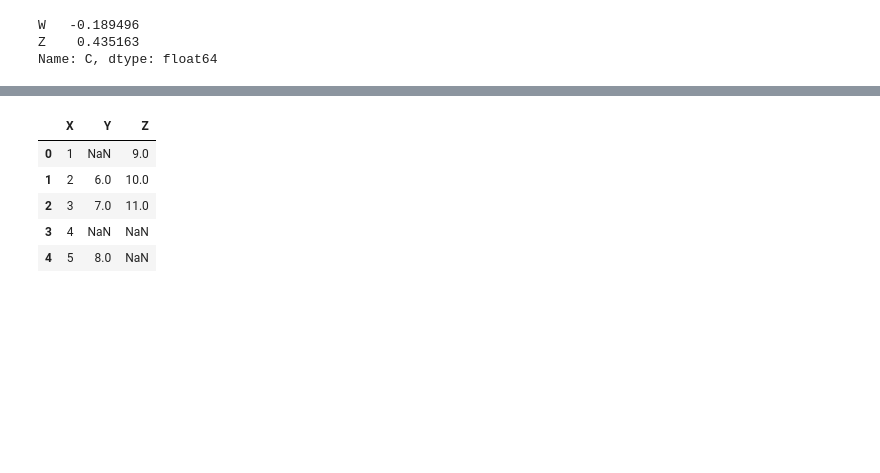
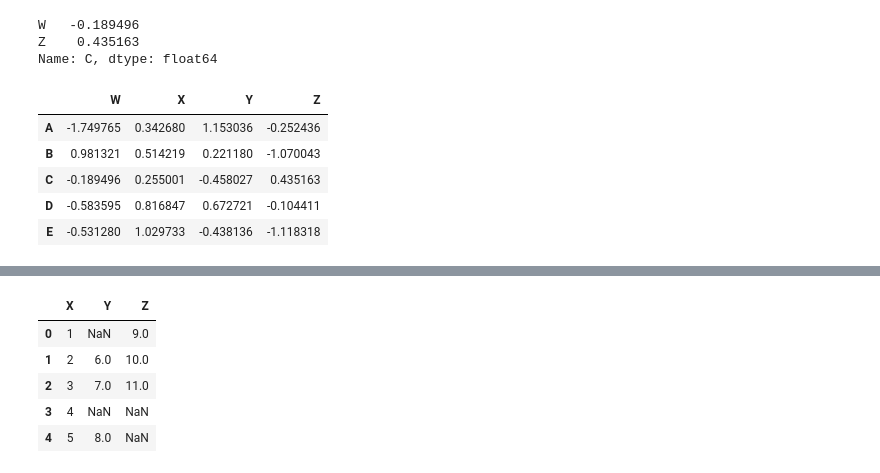
Before and after one commit to Nehankur1/PythonPandas, a Jupyter notebook: DataFrame.ipynb, the cells around one changed output, grey strips where cells are left out. Saved outputs shown, nothing was run; the diff lists cells and outputs as text; code cells hidden in the pictures; blank space fills up the shorter version.

```diff
--- a/DataFrame.ipynb
+++ b/DataFrame.ipynb
@@ -258,3 +258,12 @@ df[(df['W']>0) | (df['Z']>0)] [['W','Z']].loc['C']
 W   -0.189496
 Z    0.435163
 Name: C, dtype: float64
+# %%
+df
+# %% [output]
+|  | W | X | Y | Z |
+| A | -1.749765 | 0.342680 | 1.153036 | -0.252436 |
+| B | 0.981321 | 0.514219 | 0.221180 | -1.070043 |
+| C | -0.189496 | 0.255001 | -0.458027 | 0.435163 |
+| D | -0.583595 | 0.816847 | 0.672721 | -0.104411 |
+| E | -0.531280 | 1.029733 | -0.438136 | -1.118318 |
```
Also changed, not shown: parts of 12 cells of this notebook.
